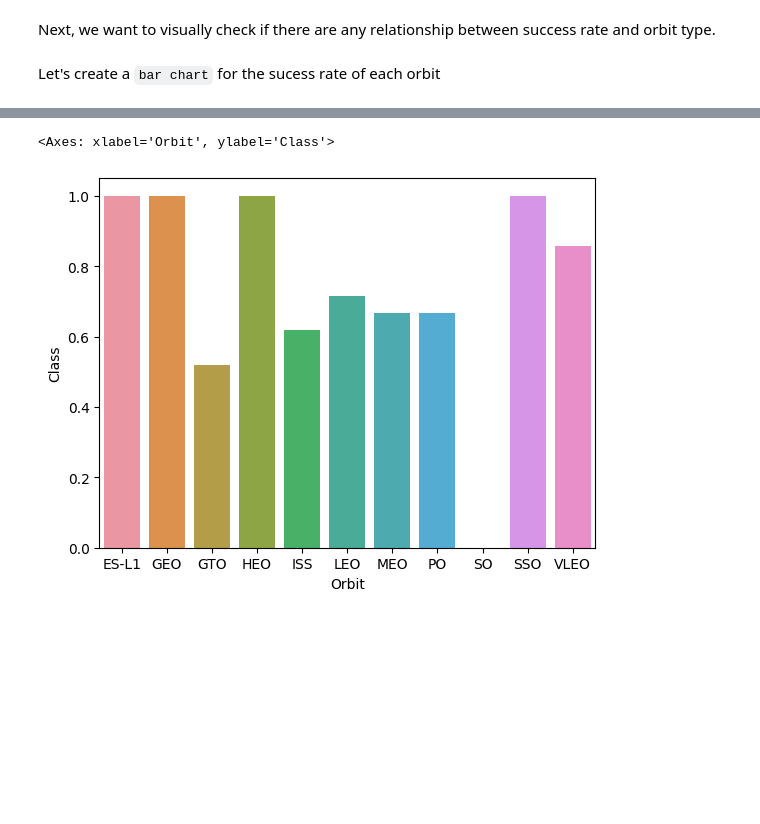
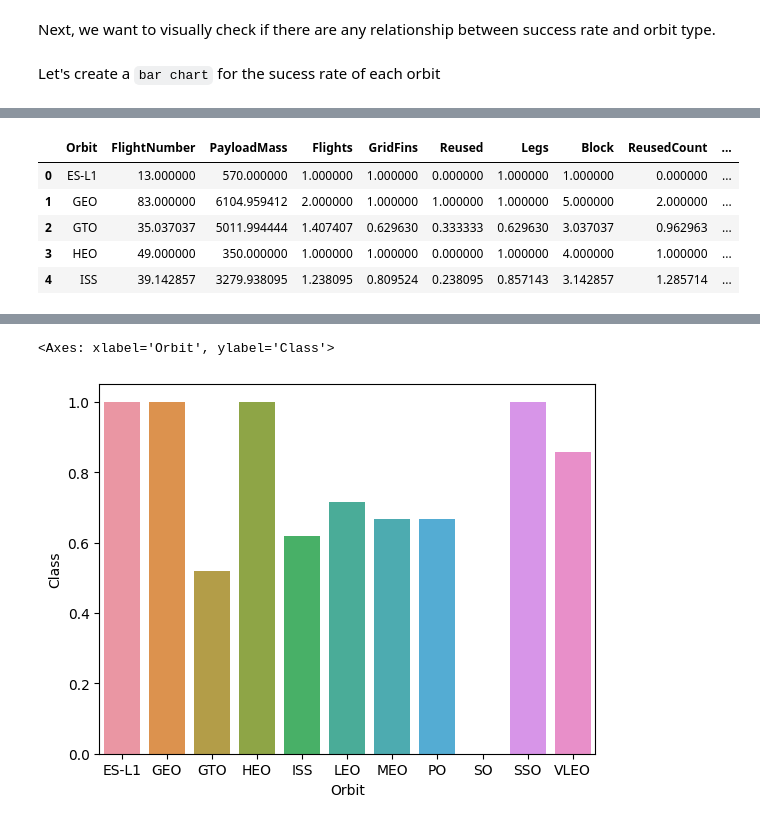
Before and after one commit to zinakhazaee/IBM-Data-Science-Professional-Certificate, a Jupyter notebook: jupyter_labs_eda_dataviz.ipynb, the cells around one changed output, grey strips where cells are left out. Cells and saved outputs as stored; diff of their text form; code cells hidden in the pictures; blank space fills up the shorter version.

```diff
--- a/jupyter_labs_eda_dataviz.ipynb
+++ b/jupyter_labs_eda_dataviz.ipynb
@@ -143,3 +123,11 @@ df.groupby('Orbit').mean()
 # %%
 orbit = df.groupby('Orbit').mean(['Class'])
 orbit.reset_index(inplace=True)
+orbit.head()
+# %% [output]
+|  | Orbit | FlightNumber | PayloadMass | Flights | GridFins | Reused | Legs | Block | ReusedCount | ... |
+| 0 | ES-L1 | 13.000000 | 570.000000 | 1.000000 | 1.000000 | 0.000000 | 1.000000 | 1.000000 | 0.000000 | ... |
+| 1 | GEO | 83.000000 | 6104.959412 | 2.000000 | 1.000000 | 1.000000 | 1.000000 | 5.000000 | 2.000000 | ... |
+| 2 | GTO | 35.037037 | 5011.994444 | 1.407407 | 0.629630 | 0.333333 | 0.629630 | 3.037037 | 0.962963 | ... |
+| 3 | HEO | 49.000000 | 350.000000 | 1.000000 | 1.000000 | 0.000000 | 1.000000 | 4.000000 | 1.000000 | ... |
+| 4 | ISS | 39.142857 | 3279.938095 | 1.238095 | 0.809524 | 0.238095 | 0.857143 | 3.142857 | 1.285714 | ... |
```
Also changed, not shown: parts of 6 cells of this notebook.
